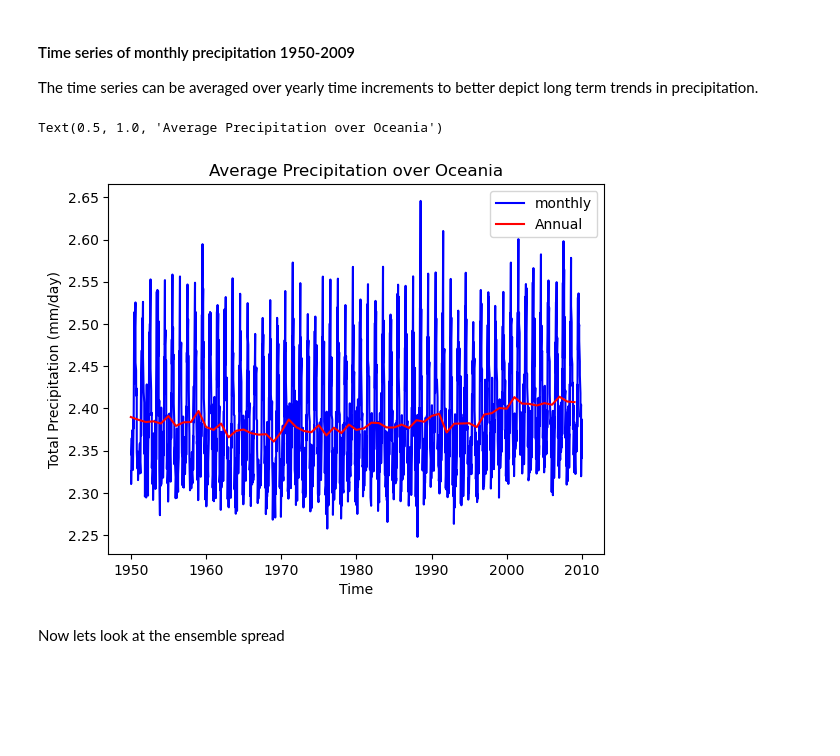
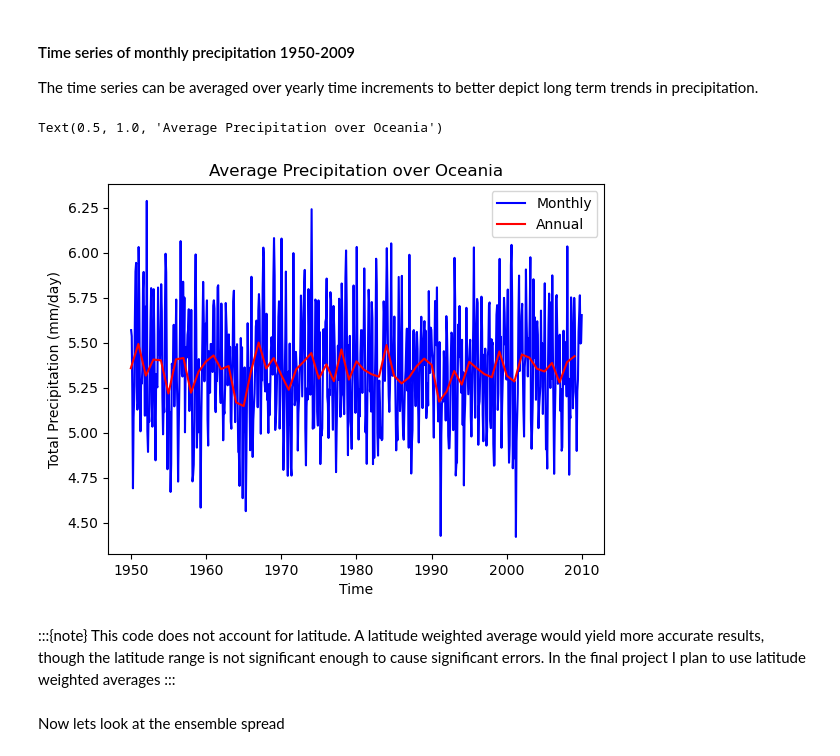
Before and after one commit to aalwang/proto-cookbook, a Jupyter notebook: notebooks/01_CMIP6_Precipitation_Analysis.ipynb, the cells around one changed output. Saved outputs shown, nothing was run; the diff lists cells and outputs as text; code cells hidden in the pictures; blank space fills up the shorter version.

Commit message:
Final 01_CMIP6_Precipitation_Analysis.ipynb

```diff
--- a/notebooks/01_CMIP6_Precipitation_Analysis.ipynb
+++ b/notebooks/01_CMIP6_Precipitation_Analysis.ipynb
@@ -138,22 +145,29 @@ for i in dset_dict.keys():
     ## lets get rid of unecessary dimensions in each dataset
     x = dset_dict[i]['pr'].isel(member_id=0, dcpp_init_year=0)
 
+    ## lets take the time we are interested in 1950-2009
+    x = x.sel(time=slice("1950-01-01", "2009-12-31"))
+
     ## If the current time dimension of the model member is not a datetime64 object, change it to be one
     if x['time'].dtype != 'datetime64[ns]':
         dt = x.indexes['time'].to_datetimeindex()
         x['time'] = dt
 
-    ## lets take the time we are interested in 1950-2009
-    x = x.sel(time=slice("1950-01-01", "2009-12-31"))
+    ## interpolate using xesmf onto standard grid
+    regridder = xe.Regridder(x, standard_grid, method='conservative', periodic=True)
+    x_i = regridder(x)
 
-    ## interpolate using standard grid
-    x_i= x.interp(lat=standard_grid['lat'], lon=standard_grid['lon'])
 
     p.append(x_i)
+
+## I was having issues concatonating these models while retaining 720 time increments since different models
+## defined different dates to be mid-month.
+## The following code, which was helped along by chat GPT, standardizes date conventions
+for idx, x_i in enumerate(p):
+    p[idx]['time'] = x_i['time'].values.astype('datetime64[M]') + np.timedelta64(14, 'D')
 
 ## take the list p and convert it into an xarray with dimension model named for the original dset_dict keys
 pr_s = xr.concat(p, dim='model')
 pr_s = pr_s.assign_coords(model=list(dset_dict.keys()))
-
 pr_s
 # %% [output]
@@ -221,22 +234,29 @@ Precipitation is in Kgm$^{-2}s^{-1}$ which isn't a very intuitive unit, so to co
 #### Time series of monthly precipitation 1950-2009
 
 The time series can be averaged over yearly time increments to better depict long term trends in precipitation.
+# %%
+## using the region defined in the above section lets take a slice of the data that only includes this region
+pr_reg = pr_s.sel(lat=slice(lat_s, lat_n), lon=slice(lon_w, lon_e))
 # %%
 ## Take the mean of all models over all lats and lons
-region_mean_precip = pr_s.mean(dim=['model','lat', 'lon'])*86400
+region_mean_precip = pr_reg.mean(dim=['model','lat', 'lon'])*86400
 
 ## since its a bit hard to see trends with the seasonal cycle lets resample to annual data and overlay that
 region_mean_precip_a = region_mean_precip.groupby('time.year').mean('time')
 
 plt.plot(region_mean_precip.time,region_mean_precip,c='b',label='Monthly')
 plt.plot(pd.to_datetime(region_mean_precip_a.year.astype(str)),region_mean_precip_a,c='r', label='Annual')
 plt.ylabel("Total Precipitation (mm/day)")
 plt.xlabel("Time")
 plt.legend()
 plt.title("Average Precipitation over Oceania")
 # %% [output]
 Text(0.5, 1.0, 'Average Precipitation over Oceania')
-[figure, old version]
+[figure, new version]
+# %% [markdown]
+:::{note}
+This code does not account for latitude. A latitude weighted average would yield more accurate results, though the latitude range is not significant enough to cause significant errors. In the final project I plan to use latitude weighted averages
+:::
 # %% [markdown]
 Now lets look at the ensemble spread
 # %%
```
Also changed, not shown: parts of 10 cells of this notebook.
